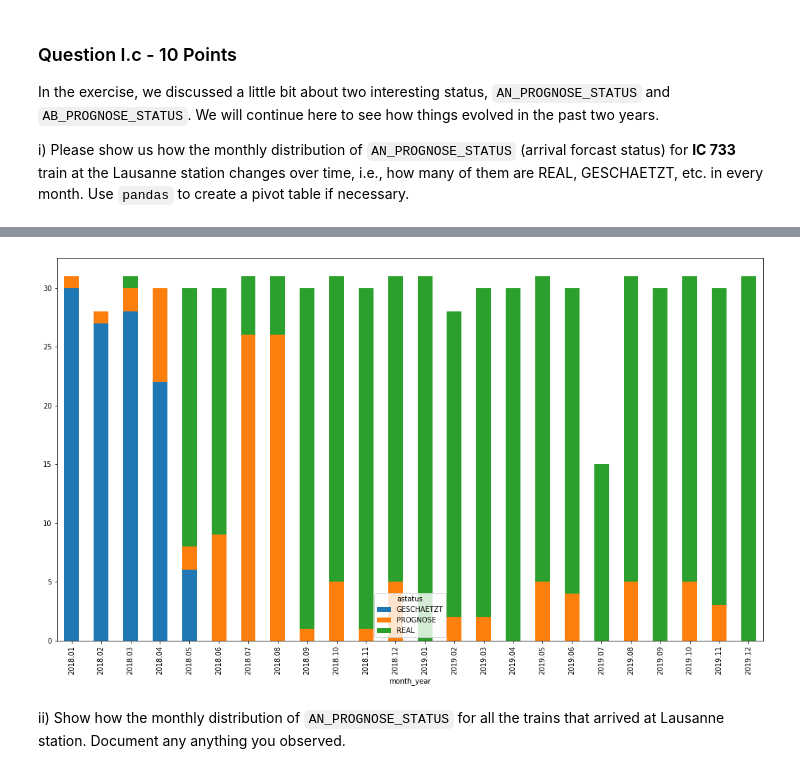
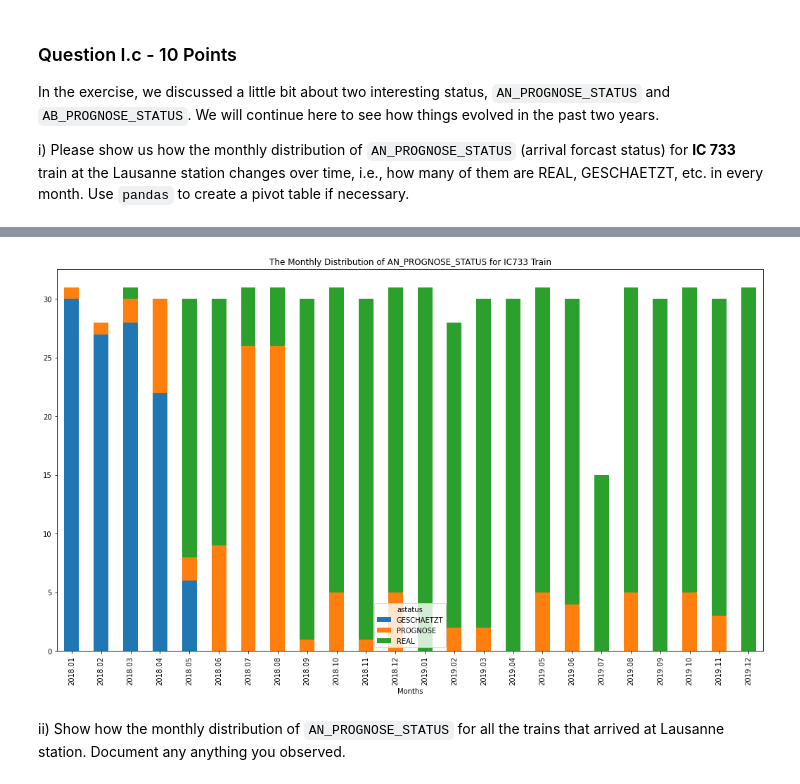
Before and after one commit to FurkanKarakas/dslab-homework-1, a Jupyter notebook: notebooks/DSLab_homework-1.ipynb, the cells around one changed output, grey strips where cells are left out. Saved outputs shown, nothing was run; the diff lists cells and outputs as text; code cells hidden in the pictures.

```diff
--- a/notebooks/DSLab_homework-1.ipynb
+++ b/notebooks/DSLab_homework-1.ipynb
@@ -360,9 +362,11 @@ df.head()
 # %%
 pivot_df = df.pivot(index='month_year', columns='astatus', values='count')
 pivot_df.plot.bar(stacked=True, figsize=(18,10))
+plt.xlabel('Months')
+plt.title('The Monthly Distribution of AN_PROGNOSE_STATUS for IC733 Train')
 plt.show()
 # %% [output]
-[figure, old version]
+[figure, new version]
 # %% [markdown]
 ii) Show how the monthly distribution of `AN_PROGNOSE_STATUS` for all the trains that arrived at Lausanne station. Document any anything you observed.
 # %%
```
Also changed, not shown: parts of 5 cells of this notebook.
